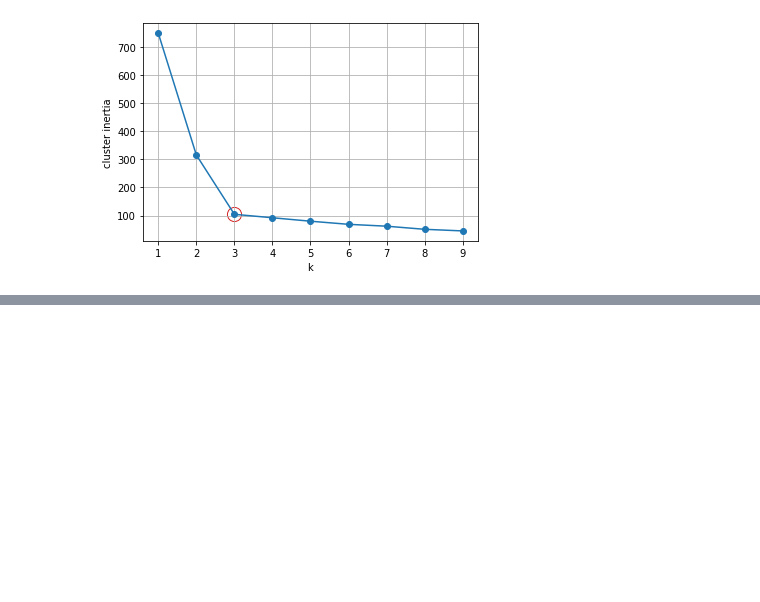
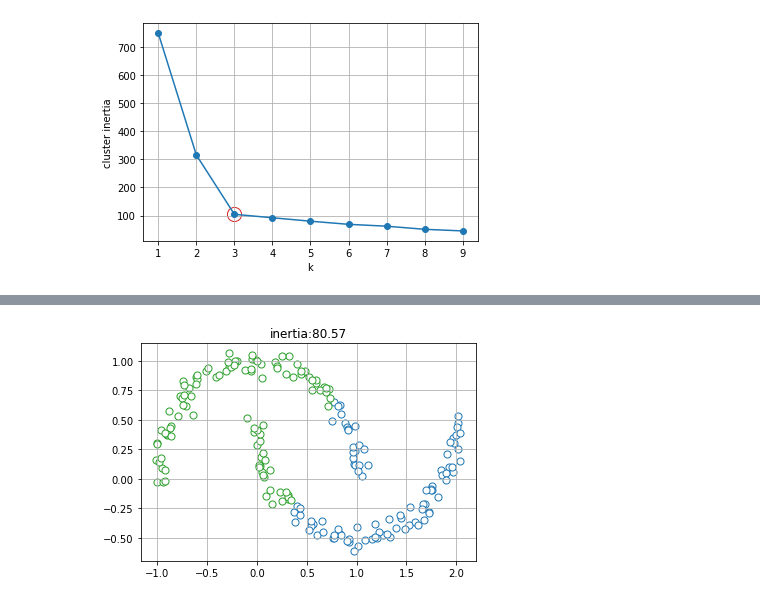
Before and after one commit to vinayshanbhag/math, a Jupyter notebook: K_means.ipynb, the cells around one changed output, grey strips where cells are left out. Drawn from its saved outputs; the diff is of its cells as text; code cells hidden in the pictures; blank space fills up the shorter version.

```diff
--- a/K_means.ipynb
+++ b/K_means.ipynb
@@ -229,0 +245,9 @@ Ref:[Kernel k-means](https://sites.google.com/site/dataclusteringalgorithms/kern
+# %%
+km = KMeans(n_clusters=2)
+y_km = km.fit_predict(X)
+plt.title(f"inertia:{km.inertia_:0.2f}")
+plt.scatter(X[y_km==0][:,0],X[y_km==0][:,1],s=50, c='white',edgecolor='tab:blue',marker='o');
+plt.scatter(X[y_km==1][:,0],X[y_km==1][:,1],s=50, c='white',edgecolor='tab:green',marker='o');
+plt.grid();
+# %% [output]
+[figure, added]
```
Also changed, not shown: parts of 3 cells of this notebook.
